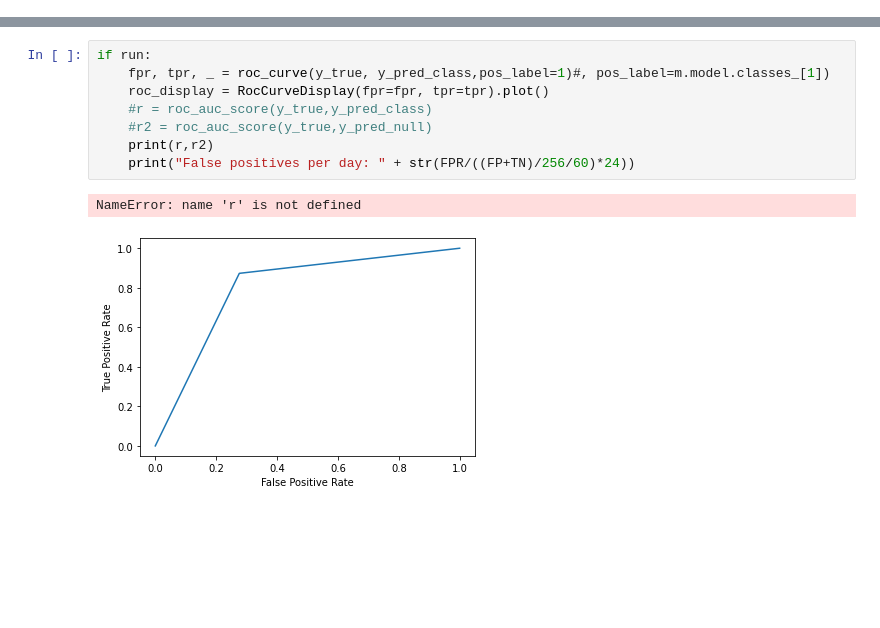
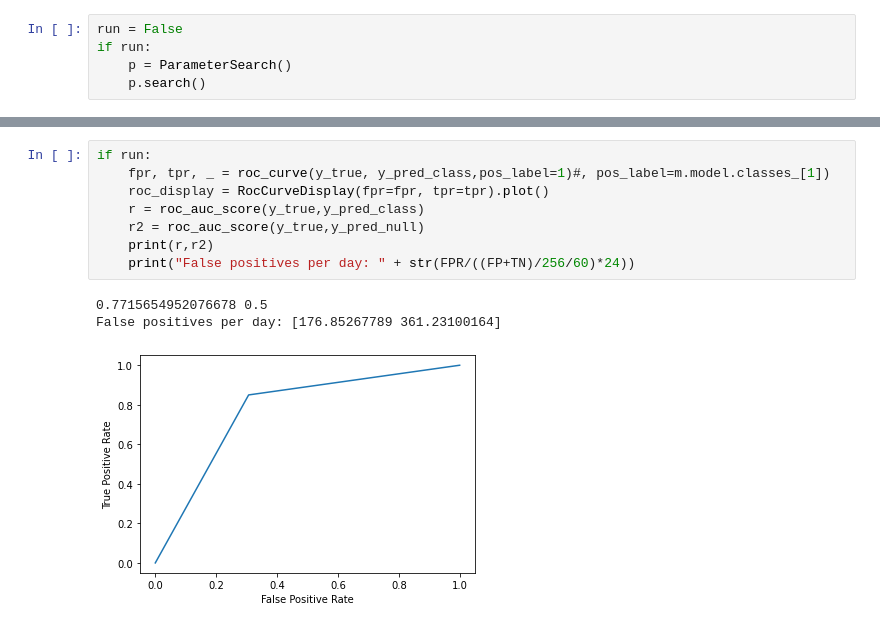
Before and after one commit to FilipMiscevic/SeizureDetection, a Jupyter notebook: chb_import.ipynb, the cells around one changed output, grey strips where cells are left out. Cells and saved outputs as stored; diff of their text form; blank space fills up the shorter version.

```diff
--- a/chb_import.ipynb
+++ b/chb_import.ipynb
@@ -398,0 +405,5 @@ if run:
+# %%
+run = False
+if run:
+    p = ParameterSearch()
+    p.search()
@@ -399,11 +437,12 @@ if run:
 # %%
 if run:
     fpr, tpr, _ = roc_curve(y_true, y_pred_class,pos_label=1)#, pos_label=m.model.classes_[1])
     roc_display = RocCurveDisplay(fpr=fpr, tpr=tpr).plot()
-    #r = roc_auc_score(y_true,y_pred_class)
-    #r2 = roc_auc_score(y_true,y_pred_null)
+    r = roc_auc_score(y_true,y_pred_class)
+    r2 = roc_auc_score(y_true,y_pred_null)
     print(r,r2)
     print("False positives per day: " + str(FPR/((FP+TN)/256/60)*24))
 # %% [output]
-NameError: name 'r' is not defined
+0.7715654952076678 0.5
+False positives per day: [176.85267789 361.23100164]
-[figure, old version]
+[figure, new version]
```
Also changed, not shown: parts of 10 cells of this notebook, 1 other file.
